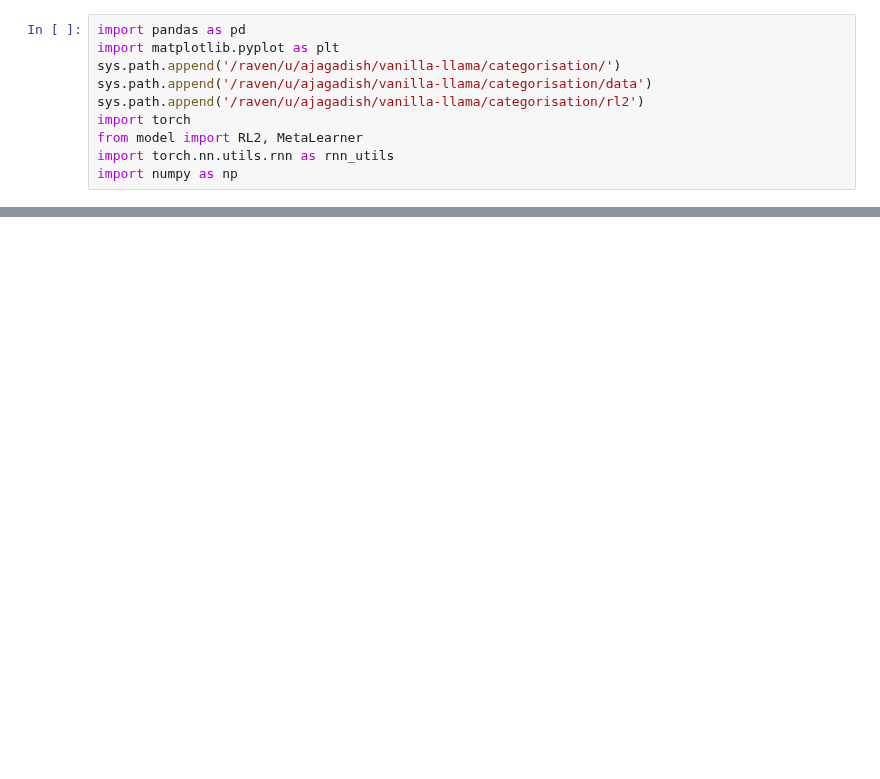
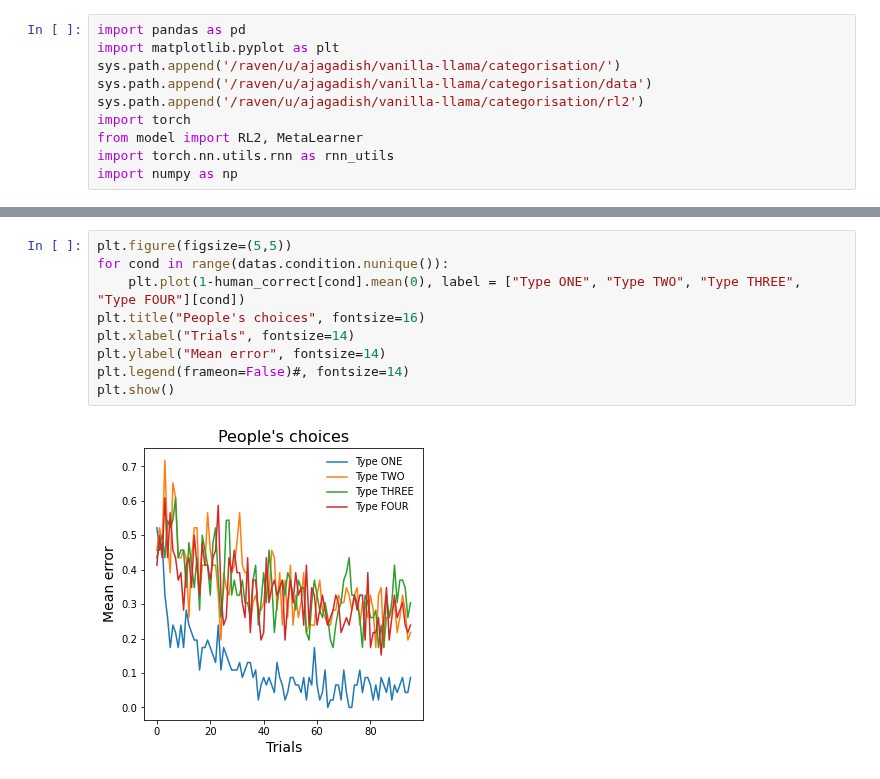
Before and after one commit to akjagadish/vanilla-llama, a Jupyter notebook: categorisation/notebooks/llm_categorisation.ipynb, the cells around one changed output, grey strips where cells are left out. Saved outputs shown, nothing was run; the diff lists cells and outputs as text; blank space fills up the shorter version.

```diff
--- a/categorisation/notebooks/llm_categorisation.ipynb
+++ b/categorisation/notebooks/llm_categorisation.ipynb
@@ -34,0 +75,11 @@ plt.show()
+# %%
+plt.figure(figsize=(5,5))
+for cond in range(datas.condition.nunique()):
+    plt.plot(1-human_correct[cond].mean(0), label = ["Type ONE", "Type TWO", "Type THREE", "Type FOUR"][cond])
+plt.title("People's choices", fontsize=16)
+plt.xlabel("Trials", fontsize=14)
+plt.ylabel("Mean error", fontsize=14)
+plt.legend(frameon=False)#, fontsize=14)
+plt.show()
+# %% [output]
+[figure, added]
```
Also changed, not shown: parts of 9 cells of this notebook, 1 other file.
